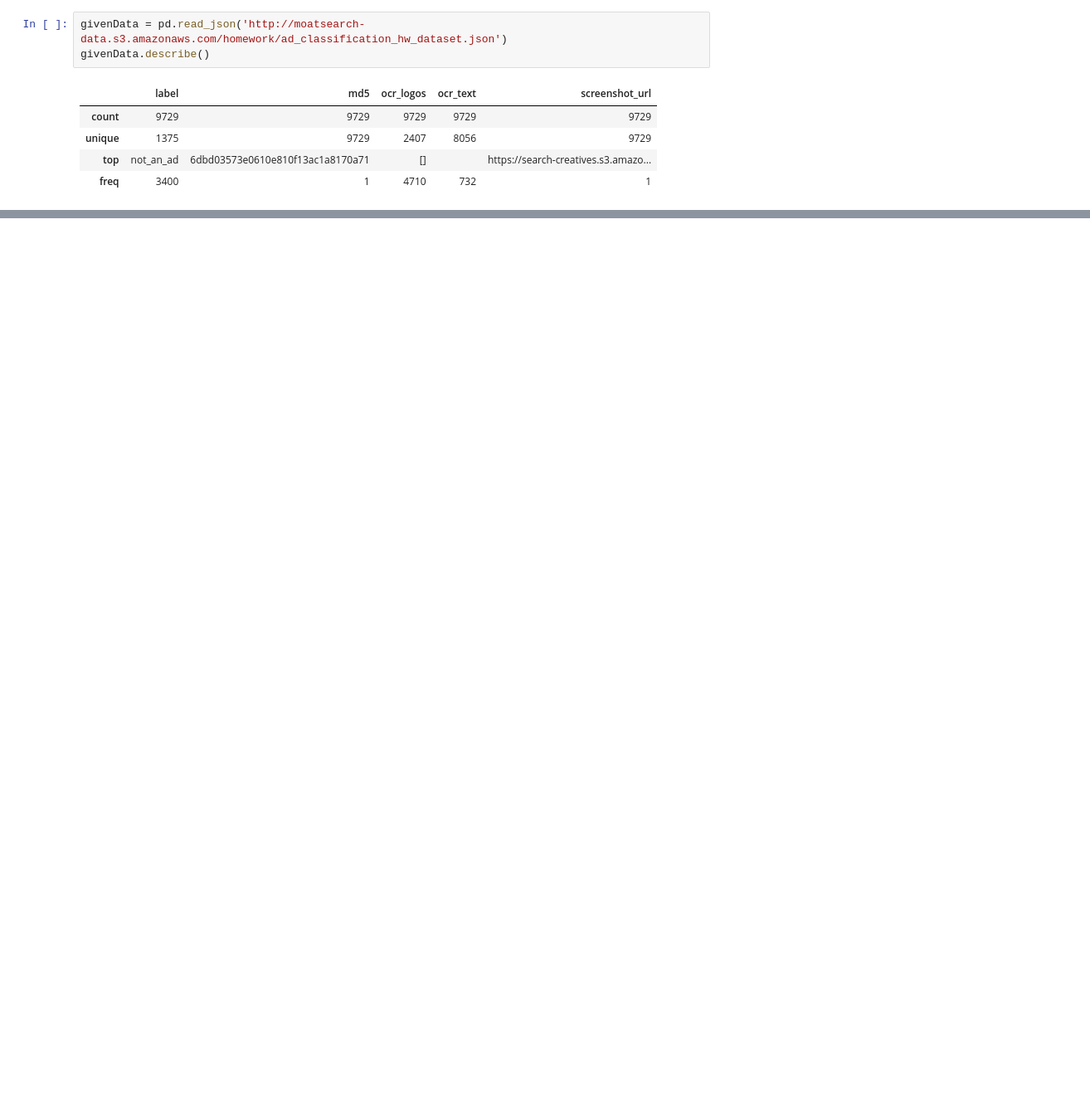
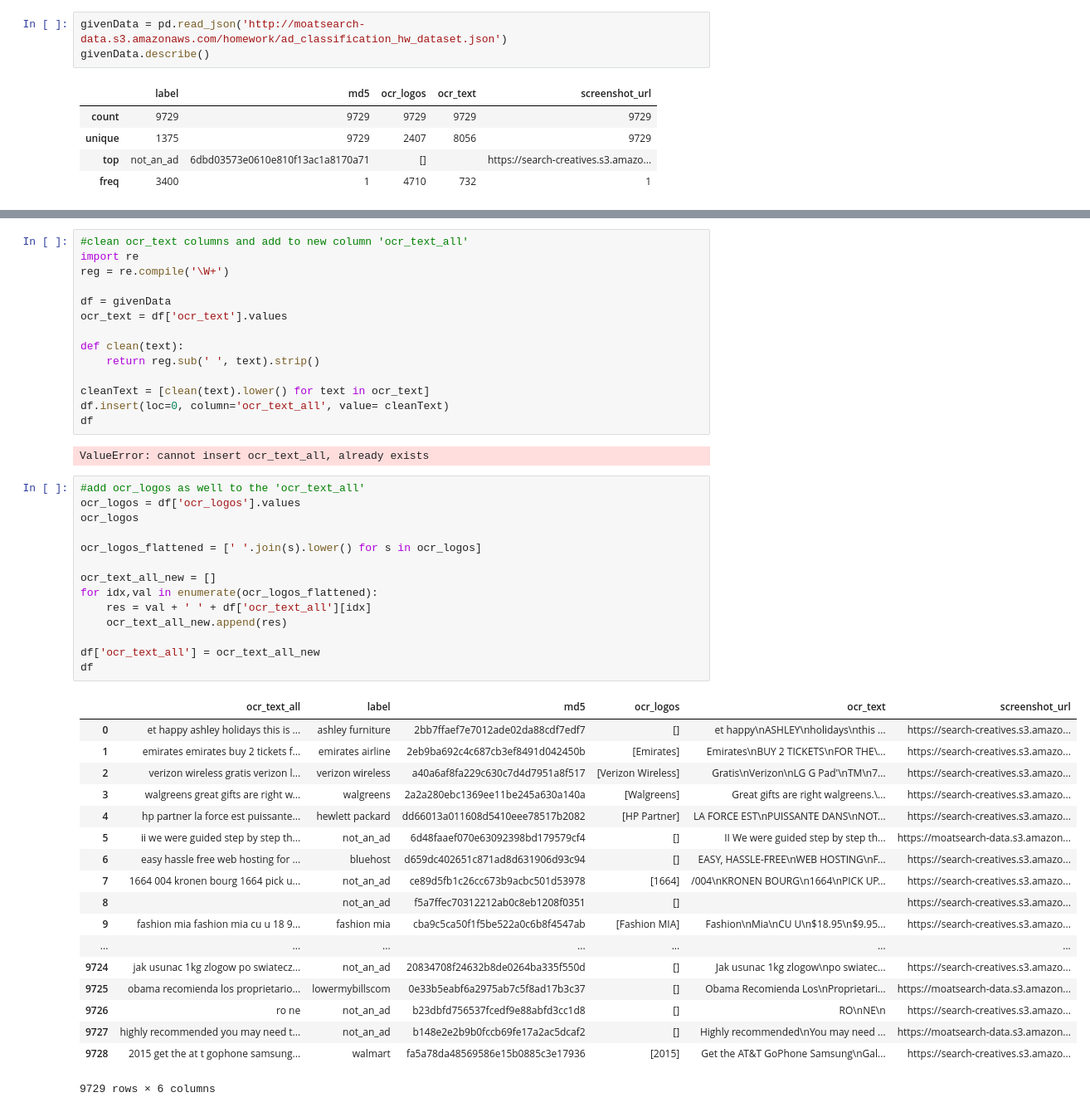
Before and after one commit to siddhartha-chandra/AdPredictor, a Jupyter notebook: sample/Notebook/Ad_Predictor.ipynb, the cells around one changed output, grey strips where cells are left out. Shown at 83% size. Drawn from its saved outputs; the diff is of its cells as text; blank space fills up the shorter version.

```diff
--- a/sample/Notebook/Ad_Predictor.ipynb
+++ b/sample/Notebook/Ad_Predictor.ipynb
@@ -361 +56,50 @@ Using matplotlib backend: nbAgg
+# %%
+#clean ocr_text columns and add to new column 'ocr_text_all'
+import re
+reg = re.compile('\W+')
+
+df = givenData
+ocr_text = df['ocr_text'].values
+
+def clean(text):
+    return reg.sub(' ', text).strip()
+
+cleanText = [clean(text).lower() for text in ocr_text]
+df.insert(loc=0, column='ocr_text_all', value= cleanText)
+df
+# %% [output]
+ValueError: cannot insert ocr_text_all, already exists
+# %%
+#add ocr_logos as well to the 'ocr_text_all'
+ocr_logos = df['ocr_logos'].values
+ocr_logos
+
+ocr_logos_flattened = [' '.join(s).lower() for s in ocr_logos]
+
+ocr_text_all_new = []
+for idx,val in enumerate(ocr_logos_flattened):
+    res = val + ' ' + df['ocr_text_all'][idx]
+    ocr_text_all_new.append(res)
+
+df['ocr_text_all'] = ocr_text_all_new
+df
+# %% [output]
+|  | ocr_text_all | label | md5 | ocr_logos | ocr_text | screenshot_url |
+| 0 | et happy ashley holidays this is ... | ashley furniture | 2bb7ffaef7e7012ade02da88cdf7edf7 | [] | et happy\nASHLEY\nholidays\nthis ... | https://search-creatives.s3.amazo... |
+| 1 | emirates emirates buy 2 tickets f... | emirates airline | 2eb9ba692c4c687cb3ef8491d042450b | [Emirates] | Emirates\nBUY 2 TICKETS\nFOR THE\... | https://search-creatives.s3.amazo... |
+| 2 | verizon wireless gratis verizon l... | verizon wireless | a40a6af8fa229c630c7d4d7951a8f517 | [Verizon Wireless] | Gratis\nVerizon\nLG G Pad'\nTM\n7... | https://search-creatives.s3.amazo... |
+| 3 | walgreens great gifts are right w... | walgreens | 2a2a280ebc1369ee11be245a630a140a | [Walgreens] | Great gifts are right walgreens.\... | https://search-creatives.s3.amazo... |
+| 4 | hp partner la force est puissante... | hewlett packard | dd66013a011608d5410eee78517b2082 | [HP Partner] | LA FORCE EST\nPUISSANTE DANS\nNOT... | https://search-creatives.s3.amazo... |
+| 5 | ii we were guided step by step th... | not_an_ad | 6d48faaef070e63092398bd179579cf4 | [] | II We were guided step by step th... | https://moatsearch-data.s3.amazon... |
+| 6 | easy hassle free web hosting for ... | bluehost | d659dc402651c871ad8d631906d93c94 | [] | EASY, HASSLE-FREE\nWEB HOSTING\nF... | https://search-creatives.s3.amazo... |
+| 7 | 1664 004 kronen bourg 1664 pick u... | not_an_ad | ce89d5fb1c26cc673b9acbc501d53978 | [1664] | /004\nKRONEN BOURG\n1664\nPICK UP... | https://search-creatives.s3.amazo... |
+| 8 |  | not_an_ad | f5a7ffec70312212ab0c8eb1208f0351 | [] |  | https://search-creatives.s3.amazo... |
+| 9 | fashion mia fashion mia cu u 18 9... | fashion mia | cba9c5ca50f1f5be522a0c6b8f4547ab | [Fashion MIA] | Fashion\nMia\nCU U\n$18.95\n$9.95... | https://search-creatives.s3.amazo... |
+| ... | ... | ... | ... | ... | ... | ... |
+| 9724 | jak usunac 1kg zlogow po swiatecz... | not_an_ad | 20834708f24632b8de0264ba335f550d | [] | Jak usunac 1kg zlogow\npo swiatec... | https://search-creatives.s3.amazo... |
+| 9725 | obama recomienda los proprietario... | lowermybillscom | 0e33b5eabf6a2975ab7c5f8ad17b3c37 | [] | Obama Recomienda Los\nProprietari... | https://moatsearch-data.s3.amazon... |
+| 9726 | ro ne | not_an_ad | b23dbfd756537fcedf9e88abfd3cc1d8 | [] | RO\nNE\n | https://search-creatives.s3.amazo... |
+| 9727 | highly recommended you may need t... | not_an_ad | b148e2e2b9b0fccb69fe17a2ac5dcaf2 | [] | Highly recommended\nYou may need ... | https://moatsearch-data.s3.amazon... |
+| 9728 | 2015 get the at t gophone samsung... | walmart | fa5a78da48569586e15b0885c3e17936 | [2015] | Get the AT&T GoPhone Samsung\nGal... | https://search-creatives.s3.amazo... |
+9729 rows × 6 columns
 # %%
```
Also changed, not shown: parts of 30 cells of this notebook, 1 other file.
